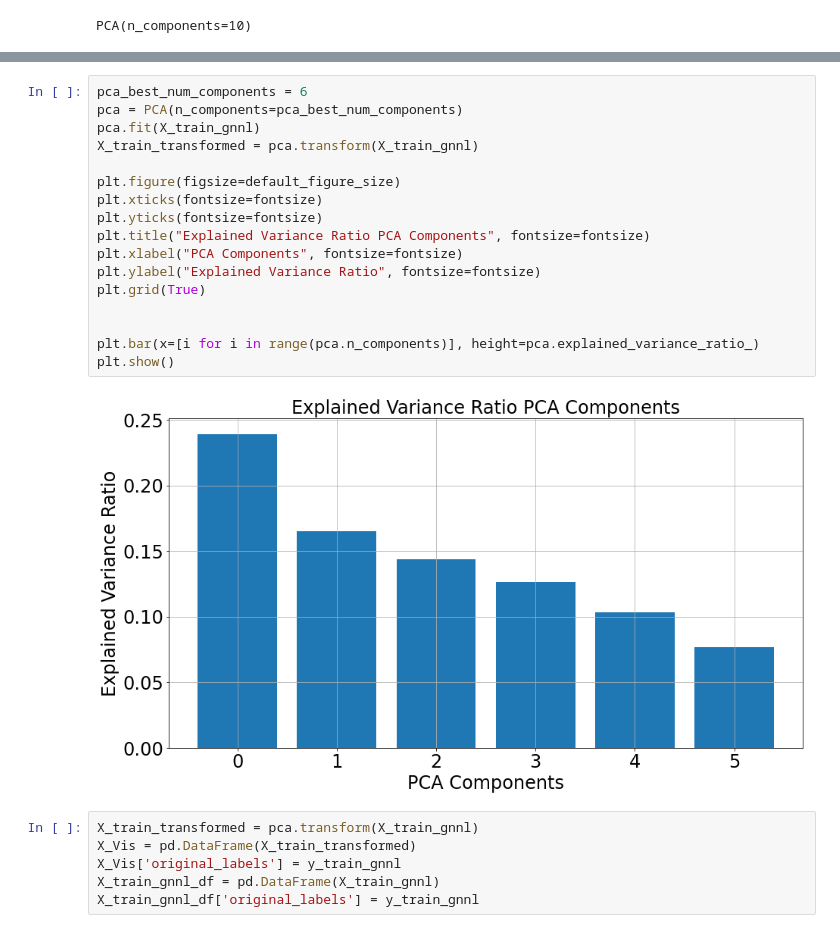
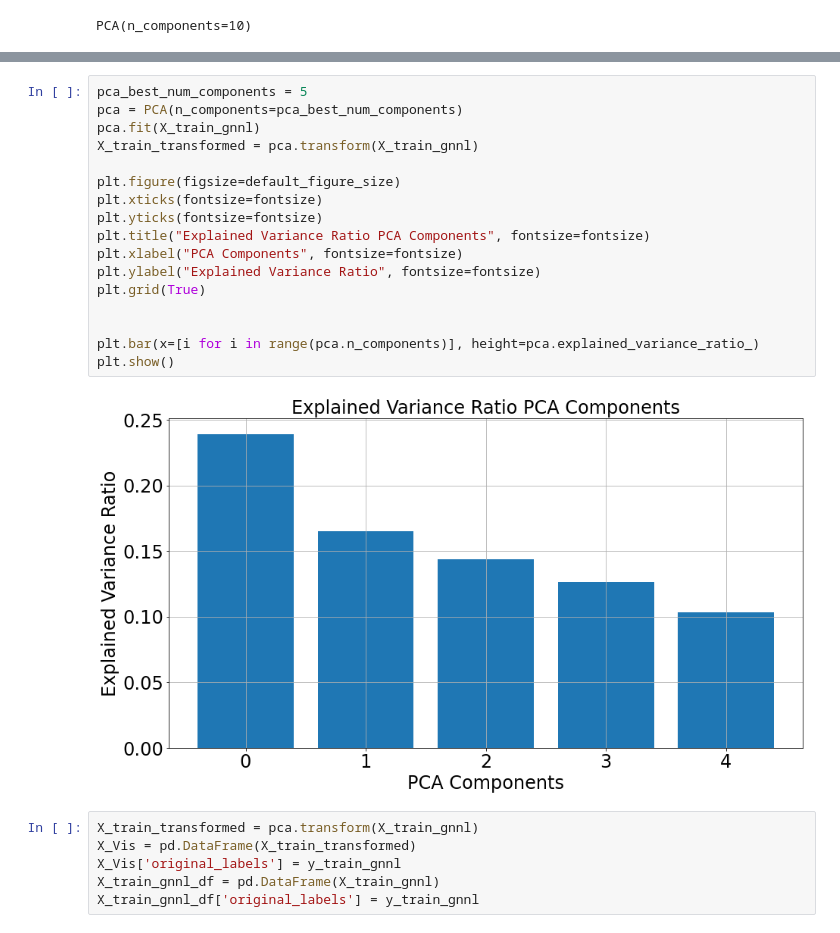
Before and after one commit to Inquisitive-ME/UnSupervisedLearning_Project_Code, a Jupyter notebook: DimensionalityReduction/generated_noisy_non-linear_Dimensionality_Reduction.ipynb, the cells around one changed output, grey strips where cells are left out. Saved outputs shown, nothing was run; the diff lists cells and outputs as text.

```diff
--- a/DimensionalityReduction/generated_noisy_non-linear_Dimensionality_Reduction.ipynb
+++ b/DimensionalityReduction/generated_noisy_non-linear_Dimensionality_Reduction.ipynb
@@ -47,22 +47,22 @@ Reconstruction Error for Num Components = 6 = 0.00032861217562061694
 # %%
-pca_best_num_components = 6
+pca_best_num_components = 5
 pca = PCA(n_components=pca_best_num_components)
 pca.fit(X_train_gnnl)
 X_train_transformed = pca.transform(X_train_gnnl)
 
 plt.figure(figsize=default_figure_size)
 plt.xticks(fontsize=fontsize)
 plt.yticks(fontsize=fontsize)
 plt.title("Explained Variance Ratio PCA Components", fontsize=fontsize)
 plt.xlabel("PCA Components", fontsize=fontsize)
 plt.ylabel("Explained Variance Ratio", fontsize=fontsize)
 plt.grid(True)
 
 
 plt.bar(x=[i for i in range(pca.n_components)], height=pca.explained_variance_ratio_)
 plt.show()
 # %% [output]
-[figure, old version]
+[figure, new version]
 # %%
 X_train_transformed = pca.transform(X_train_gnnl)
 X_Vis = pd.DataFrame(X_train_transformed)
```
Also changed, not shown: parts of 2 cells of this notebook, 3 other files.
